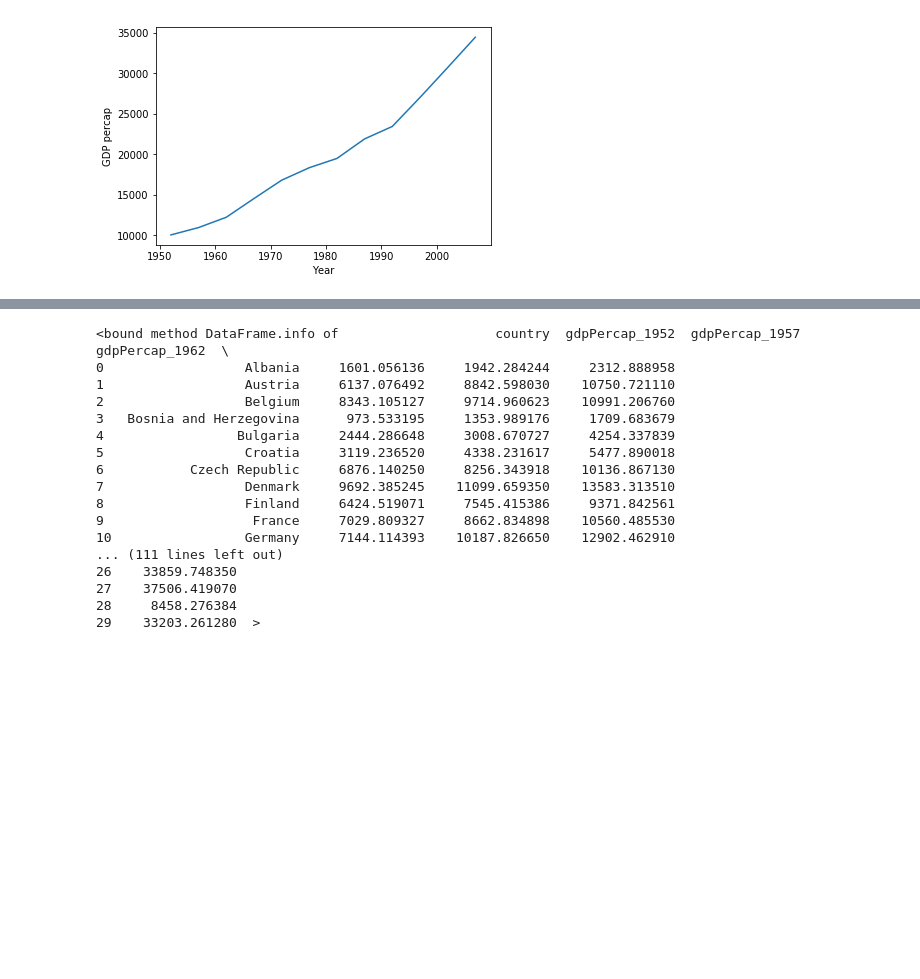
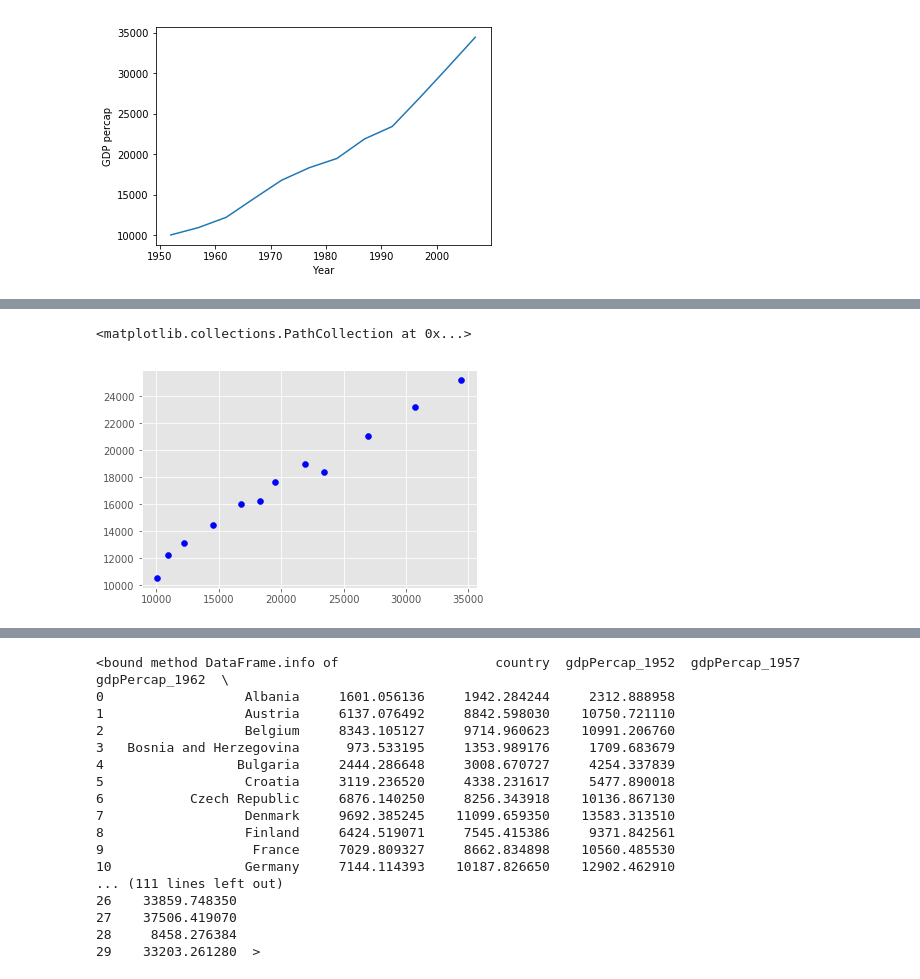
Before and after one commit to erezaei/Python-Day2, a Jupyter notebook: code/Day2_code.ipynb, the cells around one changed output, grey strips where cells are left out. Cells and saved outputs as stored; diff of their text form; code cells hidden in the pictures; blank space fills up the shorter version.

```diff
--- a/code/Day2_code.ipynb
+++ b/code/Day2_code.ipynb
@@ -119,0 +144,6 @@ plt.ylabel('GDP percar')
+# %%
+fig= plt.gcf()
+plt.scatter(x=gdp_australia,y= gdp_nz, color='b', marker= 'o')
+# %% [output]
+<matplotlib.collections.PathCollection at 0x...>
+[figure, added]
```
Also changed, not shown: parts of 15 cells of this notebook.
